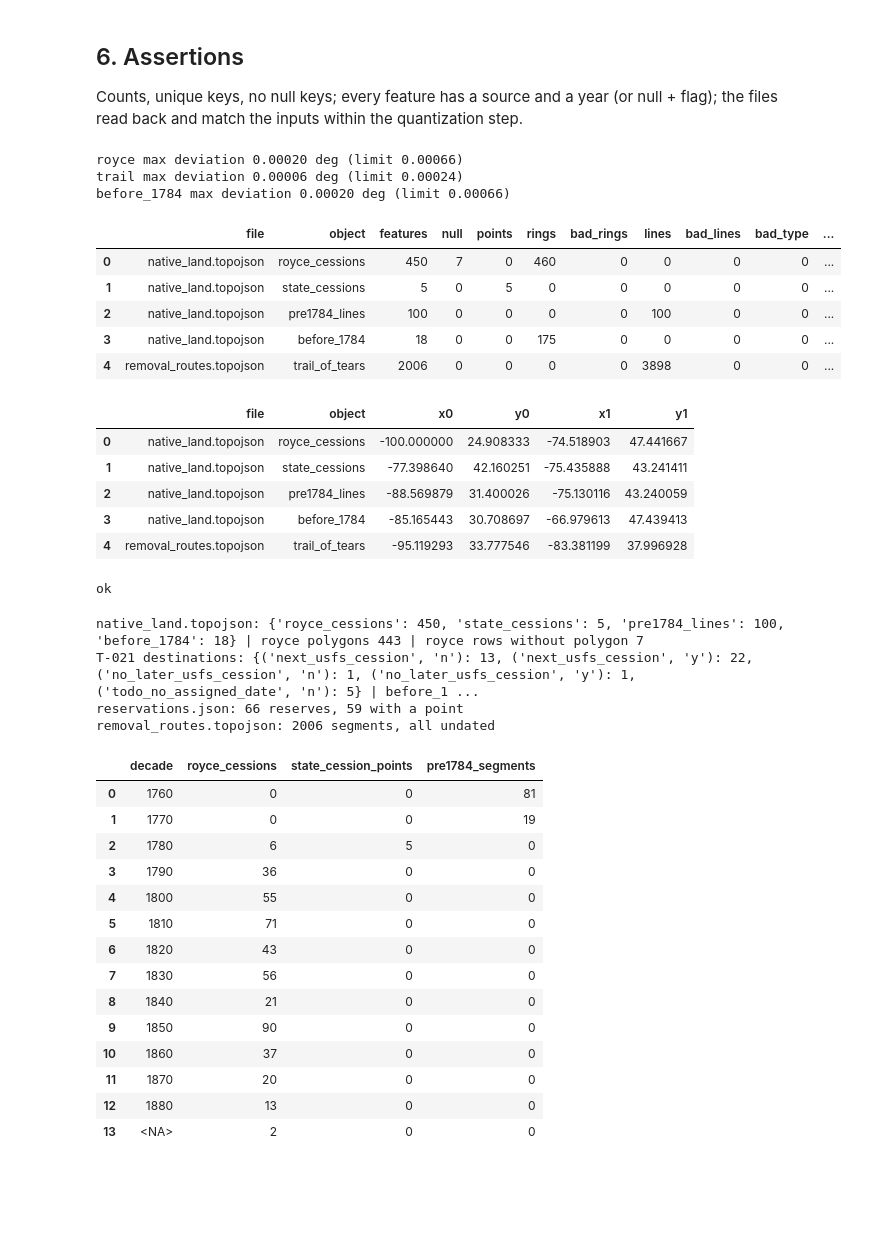
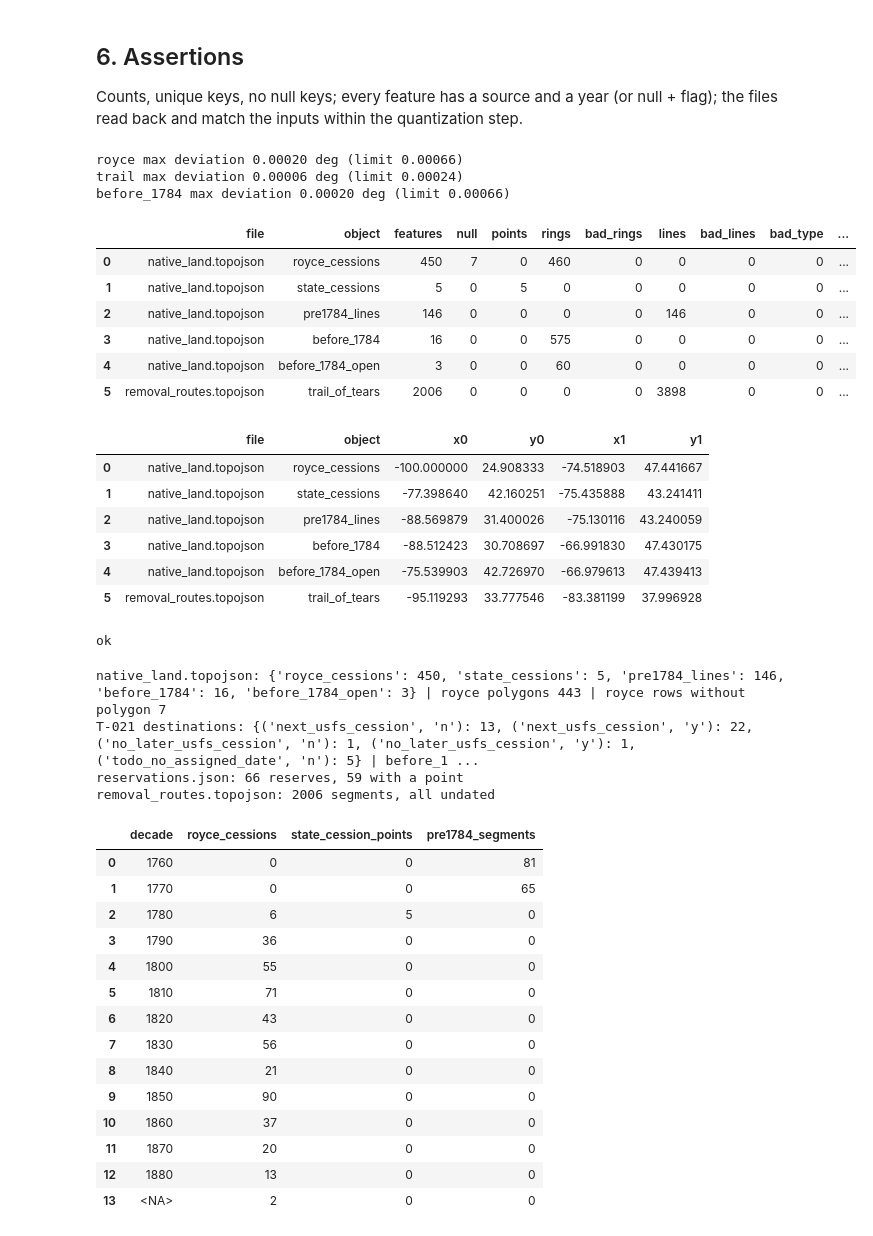
Before and after one commit to larawashington-PGDV5200/revolutionary-xroads, a Jupyter notebook: rx-pipeline/notebooks/C01_native.ipynb, the cells around one changed output. Saved outputs shown, nothing was run; the diff lists cells and outputs as text; code cells hidden in the pictures; blank space fills up the shorter version.

```diff
--- a/rx-pipeline/notebooks/C01_native.ipynb
+++ b/rx-pipeline/notebooks/C01_native.ipynb
@@ -1028,7 +1165,7 @@ B = nl['objects']['before_1784']['geometries']
 BP = [g['properties'] for g in B]
 assert len(B) == len(b84) > 1 and len({g['id'] for g in B}) == len(B) and None not in [g['id'] for g in B]
 assert all(g['type'] in ('Polygon', 'MultiPolygon') for g in B)                      # no null pieces
-assert all(p['label'] == 'Taken before 1784: not mapped by Royce' and p['note'] and p['page_note'] == PAGE_NOTE for p in BP)
+assert all(p['label'] == 'Taken before 1784: not mapped by Royce' and p['note'] and p['page_note'] == PAGE_NOTE and p['north_open'] == NORTH_OPEN_NOTE for p in BP)
 assert {p['uncertainty'] for p in BP} <= {'low', 'medium', 'high'} and sum(p['piece'] == 'interior' for p in BP) == 1
 assert all(bucket(p['uncertainty_km']) == p['uncertainty'] for p in BP if p['piece'] == 'edge_band')
 assert all(p['uncertainty'] == 'high' and p['closure_assumed'] for p in BP if p['piece'].startswith('closure'))
@@ -1041,21 +1178,40 @@ assert abs(sum_km2 - zone_km2) / zone_km2 < 2e-5 and abs(union_km2 - zone_km2) /
 notes = ' '.join(p['note'] for p in BP)
 unnamed = [(e['a'], e['b']) for e in EP if e['method'] == 'extrapolated' and not e['closure_assumed'] and f"between {e['a']} and {e['b']}" not in notes]
 assert not unnamed, unnamed                                                       # every extrapolated edge stretch is named in a note
+assert not any(p['piece'] == 'closure_north' for p in BP)                          # Lara 2026-11-24: no due-north closure; north of Wood Creek is open
+zb_in = zb.buffer(-0.01)                                                           # open areas share boundaries with the zone: compare inside the quantization slack
+assert zb_in.intersection(OPEN_REGIONS['north_ny']).area < 1e-6 and (not MAINE_VT_OPEN or zb_in.intersection(shapely.union_all([ME1820, VT1784])).area < 1e-6)
+# T-022: open areas, one feature each, with a note; none overlaps the zone
+O_ = nl['objects']['before_1784_open']['geometries']; OP = {g['id']: g['properties'] for g in O_}
+assert list(OP) == [f'open:{k}' for k in USE_OPEN] and all(g['type'] in ('Polygon', 'MultiPolygon') for g in O_)
+assert all(p['note'] and p['label'] and p['citation'] and p['year_flag'] == 'left_open' for p in OP.values())
+assert OP['open:north_ny']['note'] == NORTH_OPEN_NOTE and not OP['open:north_ny']['unverified']
+assert all(OP[k]['unverified'] and OP[k]['note'].startswith('Unverified') for k in OP if k != 'open:north_ny')
+dec_o = shapely.union_all(shapely.make_valid(np.asarray([g_ for g_, _ in topo_decode(nl, 'before_1784_open')], dtype=object)))
+assert dec_o.buffer(-0.01).intersection(zb).area < 1e-6
+assert abs(km2(zone_full) - zone_km2 - sum(open_km2[k] for k in USE_OPEN)) / km2(zone_full) < 2e-5    # zone + open areas = the zone before the cut
 
 # T-022: pre1784_lines, one feature per R11 segment
 L_ = nl['objects']['pre1784_lines']['geometries']; LP = {g['id']: g['properties'] for g in L_}
-assert len(L_) == len(pl) == len(r11) - len(dropped) - r11.line.nunique() and len(LP) == len(L_) and set(LP) == set(pl.id)
+assert len(L_) == len(pl) == len(r11) - len(dropped) - r11.line.nunique() + len(JOINS) and len(LP) == len(L_) and set(LP) == set(pl.id)
 assert all(g['type'] == 'LineString' for g in L_)
 assert all(p['method'] in ('described', 'mapped', 'extrapolated') and p['uncertainty_km'] >= U_FLOOR_KM and bucket(p['uncertainty_km']) == p['uncertainty'] for p in LP.values())
-assert all(p['year'] == LINES[p['line']][1] and p['citation'] for p in LP.values())
+assert all(p['year'] == (LINES[p['line']][1] if p['line'] != 'join' else max(LINES[p['line_from']][1], LINES[p['line_to']][1])) and p['citation'] for p in LP.values())
+assert not any('Kappler 1904, 2:8-' in p['citation'] or 'Kappler 1904, 2:25-' in p['citation'] for p in LP.values())   # start pages only
 for (g_, p) in topo_decode(nl, 'pre1784_lines'):                                   # ends sit on the R11 vertices (within 2 quantization steps)
-    a, b = V[(p['line'], p['seq_from'])], V[(p['line'], p['seq_to'])]
+    a, b = V[(p['line_from'], p['seq_from'])], V[(p['line_to'], p['seq_to'])]
     step = max(nl['transform']['scale']) * 2.01
     assert shapely.Point(g_.coords[0]).distance(shapely.Point(a.lon, a.lat)) <= step and shapely.Point(g_.coords[-1]).distance(shapely.Point(b.lon, b.lat)) <= step, p['id']
-    assert (p['method'] == 'extrapolated') == ('extrapolated' in (a.method, b.method)) and p['uncertainty_km'] == max(a.uncertainty_km, b.uncertainty_km, U_FLOOR_KM)
+    assert p['uncertainty_km'] == max(a.uncertainty_km, b.uncertainty_km, U_FLOOR_KM)
+    assert p['method'] == ('extrapolated' if p['closure_assumed'] else max([a.method, b.method], key={'described': 0, 'mapped': 1, 'extrapolated': 2}.get)), p['id']
 assert {k for k, p in LP.items() if p['zone_edge']} == edge_ids and not any(p['zone_edge'] for p in LP.values() if p['line'] == 'proclamation_1763')
 assert all(p['role'] == 'reference' for p in LP.values() if p['line'] == 'proclamation_1763')
-assert [k for k, p in LP.items() if p['closure_assumed']] == (['augusta_1773:03-04'] if USE_A73_SEQ4 else [])
+assert [k for k, p in LP.items() if p['closure_assumed']] == ['join:long_island_nc_1777:11-dewitts_corner_1777:01'] and ('augusta_1773', 4) not in V
+assert all(p['role'] == 'interior' for p in LP.values() if p['line'] in ('donelson_1771', 'lochaber_1770', 'hard_labour_1768'))   # brief: now interior lines
+assert set(p['role'] for p in LP.values()) <= {'zone_edge', 'interior', 'not_edge', 'reference'}
+mv = r11[r11.method == 'mapped']                                                   # mapped vertices: snapped onto their Royce edge, moved < 2 km and < their uncertainty
+assert mv.snap_km.notna().all() and (mv.snap_km <= MAPPED_SNAP_KM).all() and (mv.snap_km < mv.uncertainty_km).all()
+assert all(shapely.Point(r.lon, r.lat).equals(shapely.Point(r.lon, r.lat)) and min(shapely.Point(r.lon, r.lat).distance(shapely.Point(c)) for c in shapely.get_coordinates(ROYCE_EDGE[MAPPED_ON[r.line]])) < 1e-9 for r in mv.itertuples())   # on a Royce vertex
 
 # every feature in every file: a source and a year, or null year + flag
 for name, obj in nl['objects'].items():
@@ -1084,51 +1240,54 @@ assert len(T) == tt_n0 - int(sum(s == 'outside' for _, s in cut))
 def max_dev(topo, name, src):
     step = max(topo['transform']['scale']) * 2.01
     dev = [a.hausdorff_distance(b) for (a, _), b in zip(topo_decode(topo, name), src) if b is not None]
     return max(dev), step
 d, s = max_dev(nl, 'royce_cessions', list(roy.geometry.where(roy.has_geometry, None))); assert d <= s, (d, s); print(f'royce max deviation {d:.5f} deg (limit {s:.5f})')
 d, s = max_dev(nl, 'state_cessions', list(sc.geometry)); assert d <= s
 d, s = max_dev(rr, 'trail_of_tears', list(tt.geometry)); assert d <= s, (d, s); print(f'trail max deviation {d:.5f} deg (limit {s:.5f})')
 d, s = max_dev(nl, 'pre1784_lines', list(pl.geometry)); assert d <= s, (d, s)                       # T-022
 d, s = max_dev(nl, 'before_1784', list(b84.geometry)); assert d <= s, (d, s); print(f'before_1784 max deviation {d:.5f} deg (limit {s:.5f})')
+d, s = max_dev(nl, 'before_1784_open', list(op84.geometry)); assert d <= s, (d, s)
 
 # Reference decoder (topojson-client, node): same feature counts, nulls only where intended,
 # every ring >= 4 closed positions, every line >= 2 positions
 chk = topojson_client_check([WEB_DIR / 'native_land.topojson', WEB_DIR / 'removal_routes.topojson'])
 display(chk)
 want_n = {('native_land.topojson', 'royce_cessions'): len(roy), ('native_land.topojson', 'state_cessions'): len(sc),
-          ('native_land.topojson', 'pre1784_lines'): len(pl), ('native_land.topojson', 'before_1784'): len(b84), ('removal_routes.topojson', 'trail_of_tears'): len(tt)}
+          ('native_land.topojson', 'pre1784_lines'): len(pl), ('native_land.topojson', 'before_1784'): len(b84), ('native_land.topojson', 'before_1784_open'): len(op84), ('removal_routes.topojson', 'trail_of_tears'): len(tt)}
 assert {(r.file, r.object): r.features for r in chk.itertuples()} == want_n, chk
 c = chk.set_index('object')
 assert c.loc['royce_cessions', 'null'] == (~roy.has_geometry).sum() and c.loc['pre1784_lines', 'null'] == 0 and c.loc['pre1784_lines', 'lines'] == len(pl)
-assert c.loc['before_1784', 'null'] == 0 and c.loc['before_1784', 'rings'] > 0
+assert c.loc['before_1784', 'null'] == 0 and c.loc['before_1784', 'rings'] > 0 and c.loc['before_1784_open', 'null'] == 0
 assert c.loc['state_cessions', 'points'] == len(sc) and c.loc['royce_cessions', 'rings'] > 0 and c.loc['trail_of_tears', 'lines'] > 0
 assert (chk[['bad_rings', 'bad_lines', 'bad_type']] == 0).all().all(), chk
 # T-011: every decoded coordinate inside the shared extent
 display(assert_inside(chk, EXTENT))
 print('ok')
 # %% [output]
 royce max deviation 0.00020 deg (limit 0.00066)
 trail max deviation 0.00006 deg (limit 0.00024)
 before_1784 max deviation 0.00020 deg (limit 0.00066)
 |  | file | object | features | null | points | rings | bad_rings | lines | bad_lines | bad_type | ... |
 | 0 | native_land.topojson | royce_cessions | 450 | 7 | 0 | 460 | 0 | 0 | 0 | 0 | ... |
 | 1 | native_land.topojson | state_cessions | 5 | 0 | 5 | 0 | 0 | 0 | 0 | 0 | ... |
-| 2 | native_land.topojson | pre1784_lines | 100 | 0 | 0 | 0 | 0 | 100 | 0 | 0 | ... |
-| 3 | native_land.topojson | before_1784 | 18 | 0 | 0 | 175 | 0 | 0 | 0 | 0 | ... |
-| 4 | removal_routes.topojson | trail_of_tears | 2006 | 0 | 0 | 0 | 0 | 3898 | 0 | 0 | ... |
+| 2 | native_land.topojson | pre1784_lines | 146 | 0 | 0 | 0 | 0 | 146 | 0 | 0 | ... |
+| 3 | native_land.topojson | before_1784 | 16 | 0 | 0 | 575 | 0 | 0 | 0 | 0 | ... |
+| 4 | native_land.topojson | before_1784_open | 3 | 0 | 0 | 60 | 0 | 0 | 0 | 0 | ... |
+| 5 | removal_routes.topojson | trail_of_tears | 2006 | 0 | 0 | 0 | 0 | 3898 | 0 | 0 | ... |
 |  | file | object | x0 | y0 | x1 | y1 |
 | 0 | native_land.topojson | royce_cessions | -100.000000 | 24.908333 | -74.518903 | 47.441667 |
 | 1 | native_land.topojson | state_cessions | -77.398640 | 42.160251 | -75.435888 | 43.241411 |
 | 2 | native_land.topojson | pre1784_lines | -88.569879 | 31.400026 | -75.130116 | 43.240059 |
-| 3 | native_land.topojson | before_1784 | -85.165443 | 30.708697 | -66.979613 | 47.439413 |
-| 4 | removal_routes.topojson | trail_of_tears | -95.119293 | 33.777546 | -83.381199 | 37.996928 |
+| 3 | native_land.topojson | before_1784 | -88.512423 | 30.708697 | -66.991830 | 47.430175 |
+| 4 | native_land.topojson | before_1784_open | -75.539903 | 42.726970 | -66.979613 | 47.439413 |
+| 5 | removal_routes.topojson | trail_of_tears | -95.119293 | 33.777546 | -83.381199 | 37.996928 |
 ok
 # %%
 # Summary counts by decade (all three files)
 con.register('sc_v', sc.drop(columns='geometry')); con.register('pl_v', pl.drop(columns='geometry'))
 print('native_land.topojson:', {k: len(v['geometries']) for k, v in nl['objects'].items()},
       '| royce polygons', sum(g['type'] is not None for g in G), '| royce rows without polygon', sum(g['type'] is None for g in G))
-print('T-021 destinations:', {k: int(v) for k, v in roy[roy.is_destination].groupby(['redated', 'assigned_verified']).size().items()}, '| before_1784:', f'{zone_km2:,.0f} km2,', b84.groupby('uncertainty').area_km2.sum().to_dict())
+print('T-021 destinations:', {k: int(v) for k, v in roy[roy.is_destination].groupby(['redated', 'assigned_verified']).size().items()}, '| before_1784:', f'{zone_km2:,.0f} km2,', b84.groupby('uncertainty').area_km2.sum().to_dict(), '| left open (km2):', {k: open_km2[k] for k in USE_OPEN})
 print('reservations.json:', len(rj), 'reserves,', sum(r['has_coords'] for r in rj), 'with a point')
 print('removal_routes.topojson:', len(T), 'segments, all undated')
 q("""select decade, sum(royce)::int royce_cessions, sum(state)::int state_cession_points, sum(pre)::int pre1784_segments from (
@@ -1137,13 +1296,13 @@ q("""select decade, sum(royce)::int royce_cessions, sum(state)::int state_cessio
        union all select (year::int // 10) * 10, 0, 0, 1 from pl_v)
      group by 1 order by 1""")
 # %% [output]
-native_land.topojson: {'royce_cessions': 450, 'state_cessions': 5, 'pre1784_lines': 100, 'before_1784': 18} | royce polygons 443 | royce rows without polygon 7
+native_land.topojson: {'royce_cessions': 450, 'state_cessions': 5, 'pre1784_lines': 146, 'before_1784': 16, 'before_1784_open': 3} | royce polygons 443 | royce rows without polygon 7
 T-021 destinations: {('next_usfs_cession', 'n'): 13, ('next_usfs_cession', 'y'): 22, ('no_later_usfs_cession', 'n'): 1, ('no_later_usfs_cession', 'y'): 1, ('todo_no_assigned_date', 'n'): 5} | before_1 ...
 reservations.json: 66 reserves, 59 with a point
 removal_routes.topojson: 2006 segments, all undated
 |  | decade | royce_cessions | state_cession_points | pre1784_segments |
 | 0 | 1760 | 0 | 0 | 81 |
-| 1 | 1770 | 0 | 0 | 19 |
+| 1 | 1770 | 0 | 0 | 65 |
 | 2 | 1780 | 6 | 5 | 0 |
 | 3 | 1790 | 36 | 0 | 0 |
 | 4 | 1800 | 55 | 0 | 0 |
```
Also changed, not shown: parts of 7 cells of this notebook, 13 other files.
